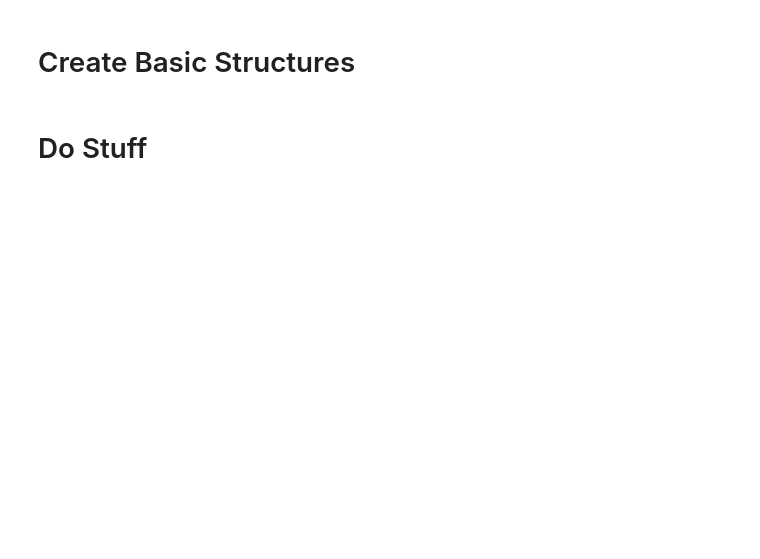
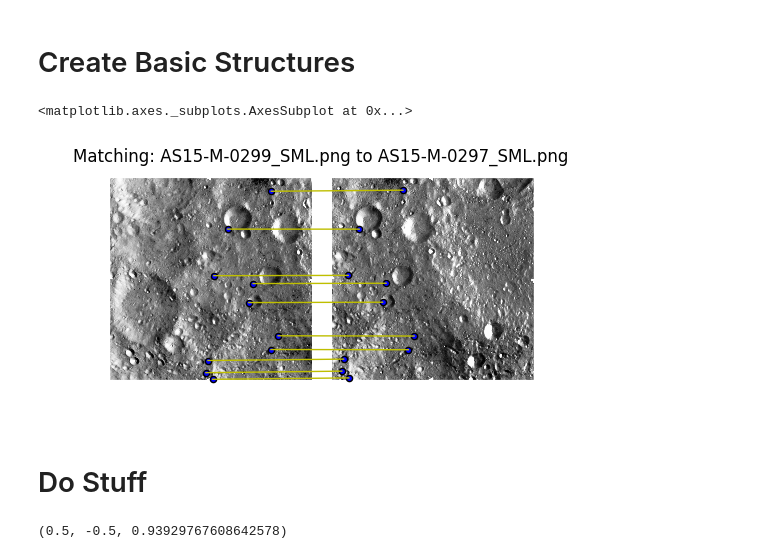
Before and after one commit to tisaconundrum2/autocnet, a Jupyter notebook: notebooks/Ciratefi.ipynb, the cells around one changed output. Saved outputs shown, nothing was run; the diff lists cells and outputs as text; code cells hidden in the pictures; blank space fills up the shorter version.

Commit message:
Ciratefi is now callable from sub_pixel

```diff
--- a/notebooks/Ciratefi.ipynb
+++ b/notebooks/Ciratefi.ipynb
@@ -30,30 +32,32 @@ warnings.filterwarnings('ignore')
 # %%
 #Point to the adjacency Graph
 adjacency = get_path('three_image_adjacency.json')
 basepath = get_path('Apollo15')
 cg = CandidateGraph.from_adjacency(adjacency, basepath=basepath)
 
 #Apply SIFT to extract features
 cg.extract_features(method='sift', extractor_parameters={'nfeatures':300})
 
 #Match
 cg.match_features()
 
 # Perform the symmetry check
 cg.symmetry_checks()
 # Perform the ratio check
 cg.ratio_checks(clean_keys = ['symmetry'])
 # Create fundamental matrix
 cg.compute_fundamental_matrices(clean_keys = ['symmetry', 'ratio'])
 
-
 # Step: Compute the homographies and apply RANSAC
 cg.compute_homographies(clean_keys=['symmetry', 'ratio'])
 
 # Step: Compute subpixel offsets for candidate points
 cg.subpixel_register(clean_keys=['ransac'])
 
-cg.suppress(clean_keys=['symmetry', 'ratio', 'subpixel'])
+cg.edge[0][2].plot(clean_keys=['symmetry', 'ratio'])
+# %% [output]
+<matplotlib.axes._subplots.AxesSubplot at 0x...>
+[figure, added]
 # %% [markdown]
 # Do Stuff
 # %%
@@ -63,7 +67,7 @@ from scipy.stats.stats import pearsonr
 figsize(10,10)
 e = cg.edge[0][2]
 matches = e.matches
-clean_keys = ['subpixel']
+clean_keys = ['ratio', 'symmetry']
 
 full_offsets = np.zeros((len(matches), 3))
 
@@ -84,21 +88,18 @@ for i, (idx, row) in enumerate(matches.iterrows()):
     d_keypoint = e.destination.get_keypoints().iloc[d_idx][['x', 'y']].values
 
     # Get the template and search windows
-    s_template = sp.clip_roi(e.source.geodata, s_keypoint, 5)
+    s_template = sp.clip_roi(e.source.geodata, s_keypoint, 9)
     s_template = rotate(s_template, 0)
     s_template = imresize(s_template, 1.)
 
-    d_search = sp.clip_roi(e.destination.geodata, d_keypoint, 11)
+    d_search = sp.clip_roi(e.destination.geodata, d_keypoint, 21)
     d_search = rotate(d_search, 0)
     d_search = imresize(d_search, 1.)
 
-    imshow(s_template, cmap='Greys')
-    show()
-    imshow(d_search, cmap='Greys')
-    show()
+    print(sp.subpixel_offset(s_template, d_search, method='ciratefi', upsampling=16, alpha=math.pi/4,
+                     cifi_thresh=70, rafi_thresh=70, tefi_thresh=100,
+                     use_percentile=True, radii=list(range(1,5))))
 
-    result = ciratefi.ciratefi(s_template, d_search, upsampling=10., alpha=math.pi/4,
-                     cifi_thresh=70, rafi_thresh=70, tefi_thresh=100,
-                     use_percentile=True, radii=list(range(1,3)), verbose=True)
-    print(result)
     break
+# %% [output]
+(0.5, -0.5, 0.93929767608642578)
```
Also changed, not shown: parts of 1 cell of this notebook, 2 other files.
